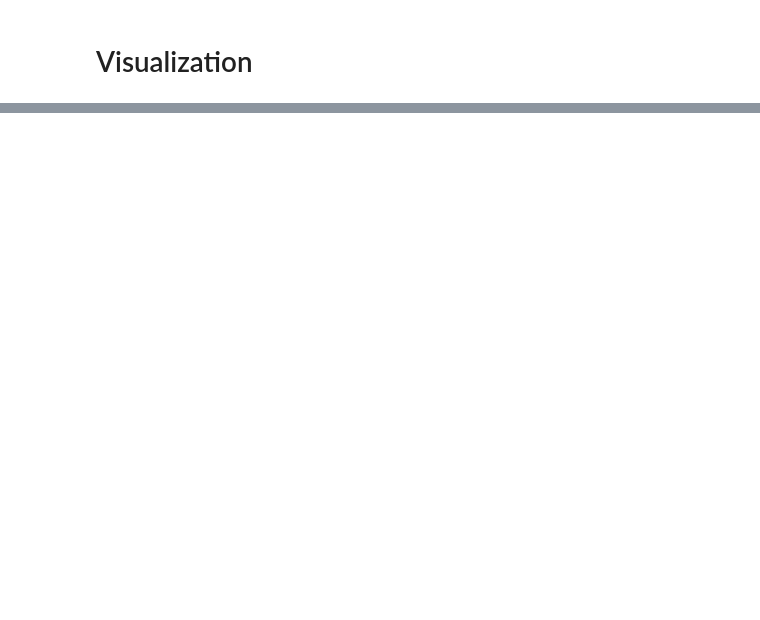
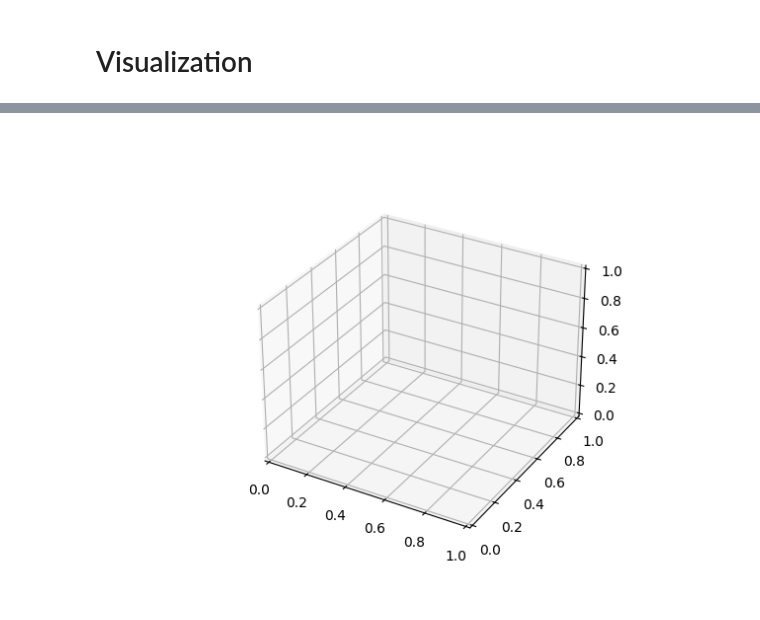
Before and after one commit to Bbosc/GDSOA, a Jupyter notebook: main_franka.ipynb, the cells around one changed output, grey strips where cells are left out. Saved outputs shown, nothing was run; the diff lists cells and outputs as text; code cells hidden in the pictures; blank space fills up the shorter version.

```diff
--- a/main_franka.ipynb
+++ b/main_franka.ipynb
@@ -132,0 +194,26 @@ plt.show()
+# %%
+from matplotlib import animation
+
+def animate_robot(i, configurations, fk: ForwardKinematic, obstacle, ax):
+    ax.clear()
+    ax.scatter(obstacle[:, 0], obstacle[:, 1], obstacle[:, 2], c='black', s=100)
+    q = configurations[i]
+    pin.forwardKinematics(fk.model, fk.data, q)
+    pin.updateFramePlacements(fk.model, fk.data)
+    _ = fk(q=q, dq=np.zeros_like(q), derivation_order=0)
+    ax.scatter(*(fk.mus[:, i] for i in range(3)))
+    for i in range(fk.sigmas.shape[0]):
+        plot_3d_ellipsoid_from_covariance(fk.sigmas[i], center=fk.mus[i], ax=ax)
+    ax.set_xlim([-2.1, 2.1])
+    ax.set_ylim([-0.1, 2.1])
+    ax.set_zlim([-0.1, 1.3])
+    ax.axis('equal')
+
+fig = plt.figure()
+ax = fig.add_subplot(projection='3d')
+dt = 0.01
+step = int(np.round(0.016/dt))
+ani = animation.FuncAnimation(fig, animate_robot, frames=np.arange(0, ps.shape[0], step, dtype=np.intc),fargs=(ps, fk, x, ax), interval=step*dt*1000, repeat=False)
+# ani.save('vid.mp4')
+# %% [output]
+[figure, added]
```
Also changed, not shown: parts of 10 cells of this notebook, 1 other file.
